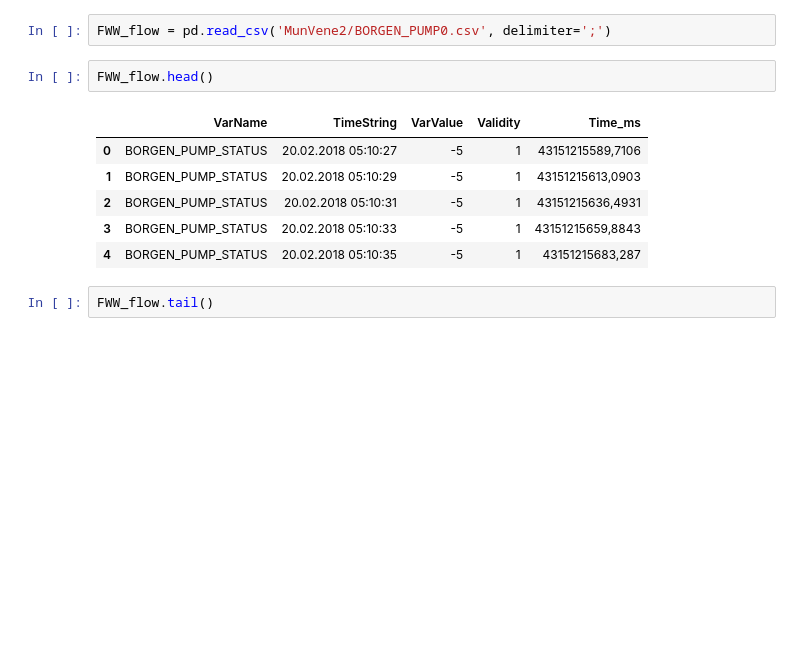
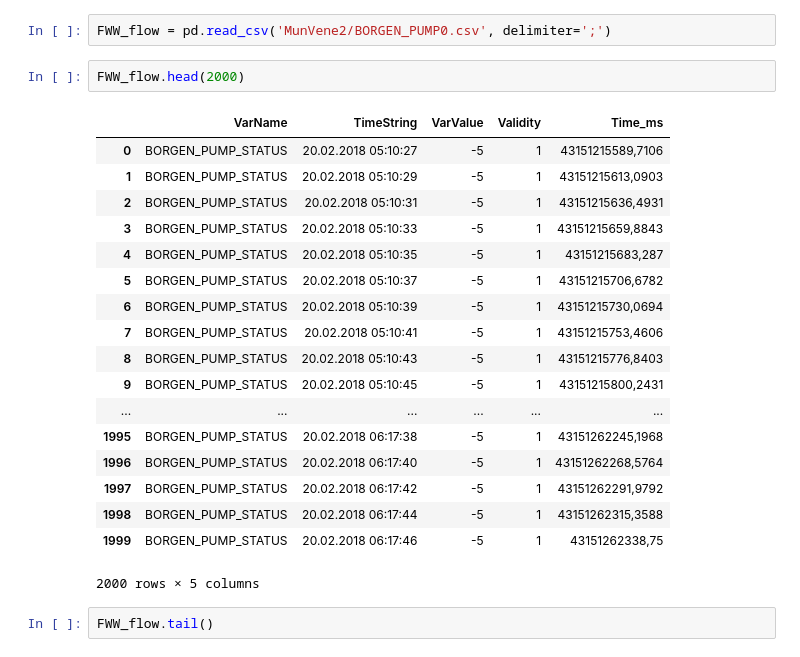
Before and after one commit to Jarzan/DiplomaInAIProject, a Jupyter notebook: ProjectDraft.ipynb, the cells around one changed output. Saved outputs shown, nothing was run; the diff lists cells and outputs as text; blank space fills up the shorter version.

```diff
--- a/ProjectDraft.ipynb
+++ b/ProjectDraft.ipynb
@@ -333,14 +337,26 @@ The carbon can be considered as direct CO2- and nutrient emmision to the environ
 # %%
 FWW_flow = pd.read_csv('MunVene2/BORGEN_PUMP0.csv', delimiter=';')
 # %%
-FWW_flow.head()
+FWW_flow.head(2000)
 # %% [output]
 |  | VarName | TimeString | VarValue | Validity | Time_ms |
 | 0 | BORGEN_PUMP_STATUS | 20.02.2018 05:10:27 | -5 | 1 | 43151215589,7106 |
 | 1 | BORGEN_PUMP_STATUS | 20.02.2018 05:10:29 | -5 | 1 | 43151215613,0903 |
 | 2 | BORGEN_PUMP_STATUS | 20.02.2018 05:10:31 | -5 | 1 | 43151215636,4931 |
 | 3 | BORGEN_PUMP_STATUS | 20.02.2018 05:10:33 | -5 | 1 | 43151215659,8843 |
 | 4 | BORGEN_PUMP_STATUS | 20.02.2018 05:10:35 | -5 | 1 | 43151215683,287 |
+| 5 | BORGEN_PUMP_STATUS | 20.02.2018 05:10:37 | -5 | 1 | 43151215706,6782 |
+| 6 | BORGEN_PUMP_STATUS | 20.02.2018 05:10:39 | -5 | 1 | 43151215730,0694 |
+| 7 | BORGEN_PUMP_STATUS | 20.02.2018 05:10:41 | -5 | 1 | 43151215753,4606 |
+| 8 | BORGEN_PUMP_STATUS | 20.02.2018 05:10:43 | -5 | 1 | 43151215776,8403 |
+| 9 | BORGEN_PUMP_STATUS | 20.02.2018 05:10:45 | -5 | 1 | 43151215800,2431 |
+| ... | ... | ... | ... | ... | ... |
+| 1995 | BORGEN_PUMP_STATUS | 20.02.2018 06:17:38 | -5 | 1 | 43151262245,1968 |
+| 1996 | BORGEN_PUMP_STATUS | 20.02.2018 06:17:40 | -5 | 1 | 43151262268,5764 |
+| 1997 | BORGEN_PUMP_STATUS | 20.02.2018 06:17:42 | -5 | 1 | 43151262291,9792 |
+| 1998 | BORGEN_PUMP_STATUS | 20.02.2018 06:17:44 | -5 | 1 | 43151262315,3588 |
+| 1999 | BORGEN_PUMP_STATUS | 20.02.2018 06:17:46 | -5 | 1 | 43151262338,75 |
+2000 rows × 5 columns
 # %%
 FWW_flow.tail()
 # %% [output]
```
Also changed, not shown: parts of 13 cells of this notebook.
